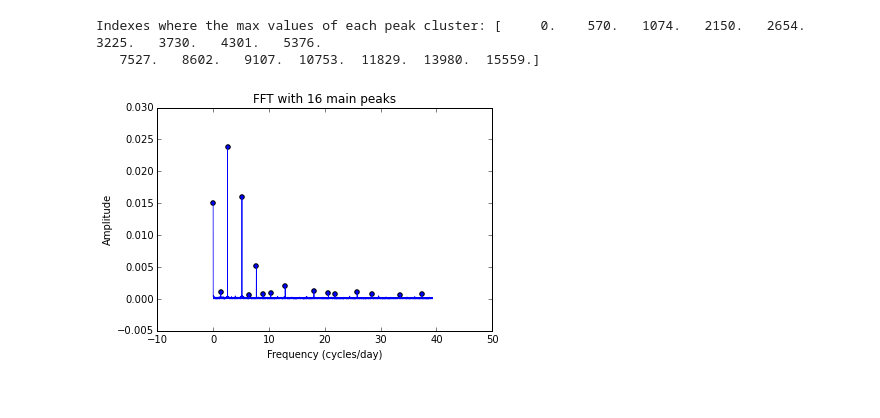
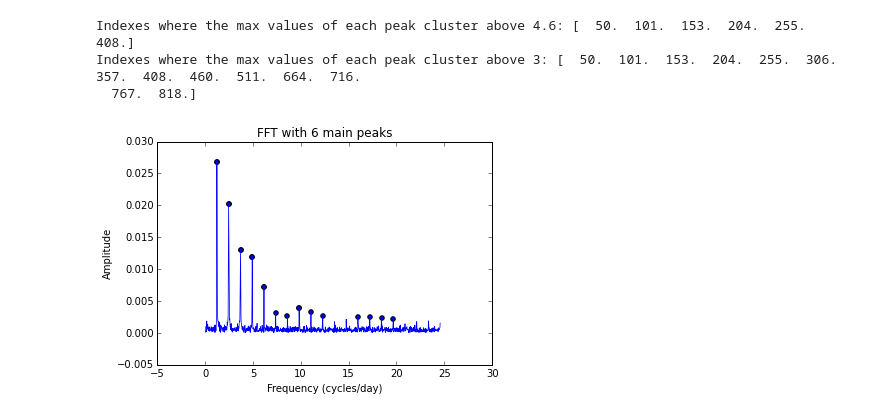
Before and after one commit to dianadianadiana/FFT, a Jupyter notebook: flux_function_transit.ipynb, the cells around one changed output. Drawn from its saved outputs; the diff is of its cells as text; code cells hidden in the pictures.

```diff
--- a/flux_function_transit.ipynb
+++ b/flux_function_transit.ipynb
@@ -109,7 +109,7 @@ Time Interval of collecting data: 0.5 hours
 ### Setting up a Time Array
 ### --- time scatter --- has gaps ---
 
-a, b = 0, 10000 #hours #a,b : min and max of time
+a, b = 0, 1000 #hours #a,b : min and max of time
 #N: number of data points
 N = np.round((b-a) / time_int) #float
 print("Number of data points: " + str(N))
@@ -352,0 +365,5 @@ while j < loops:
+# %%
+val_indexes = constraint_index_finder(4.6, freq,power) #
+val_indexes1 = constraint_index_finder(3,freq,power) #harmonics
+print(val_indexes)
+print(val_indexes1)
@@ -359,7 +382,7 @@ freq_fit = np.delete(freq, val_indexes)
 # is the t the time scale? or is it something else?
 # c = 2 (with exoplanets) or 4 (with the sun)
 
-poly = 4
+poly = 2
 func = freq_fit
 
 z = np.polyfit(freq_fit, power_fit, poly)
@@ -416,39 +439,49 @@ plt.show()
 # then i restarted temp_arr so that it could hold the values for a new cluster,
 # and thus, continuing the cycle until i found all the absolute maximas of each peak cluster
 
-max_indexes = np.empty(0)
-i = 0
-while i < len(val_indexes):
-    temp_arr = np.empty(0)
-    j = i+1
-    temp_arr = np.append(temp_arr, val_indexes[i])
-    while j < len(val_indexes) and (np.abs(val_indexes[j-1] - val_indexes[j]) <= .005*newN):
-        temp_arr = np.append(temp_arr, val_indexes[j])
-        j+=1
-    i=j
-    temp_arr = temp_arr.astype(int)
-    max_indexes = np.append(max_indexes, temp_arr[power[temp_arr].argmax()])
+def cluster(val_indexes, f, newN):
+    max_indexes = np.empty(0)
+    i = 0
+    while i < len(val_indexes):
+        temp_arr = np.empty(0)
+        j = i+1
+        temp_arr = np.append(temp_arr, val_indexes[i])
+        while j < len(val_indexes) and (np.abs(val_indexes[j-1] - val_indexes[j]) <= .005*newN):
+            temp_arr = np.append(temp_arr, val_indexes[j])
+            j+=1
+        i=j
+        temp_arr = temp_arr.astype(int)
+        max_indexes = np.append(max_indexes, temp_arr[f[temp_arr].argmax()])
 
-print("Indexes where the max values of each peak cluster: " + str(max_indexes))
+    return max_indexes
+max_indexes = cluster(val_indexes, power, newN)
+max_indexes1 = cluster(val_indexes1, power, newN)
+#max_indexes = max_indexes[1:] # ignore the one at index 0
+print("Indexes where the max values of each peak cluster above 4.6: " + str(max_indexes))
+print("Indexes where the max values of each peak cluster above 3: " + str(max_indexes1))
 # %% [output]
-Indexes where the max values of each peak cluster: [     0.    570.   1074.   2150.   2654.   3225.   3730.   4301.   5376.
-   7527.   8602.   9107.  10753.  11829.  13980.  15559.]
+Indexes where the max values of each peak cluster above 4.6: [  50.  101.  153.  204.  255.  408.]
+Indexes where the max values of each peak cluster above 3: [  50.  101.  153.  204.  255.  306.  357.  408.  460.  511.  664.  716.
+  767.  818.]
 # %%
 # now we want to delete the peak values that are not the absolute maxima within the cluster
 # and we just want to keep the absolute maxima
 
 delete_arr =  [i for i in val_indexes if (i not in max_indexes)]
 freq_delete = np.delete(freq, delete_arr)
 power_delete = np.delete(power, delete_arr)
 
 plt.plot(freq_delete*freq_fact*conv_hr_day, power_delete, 'b', linewidth = .75)
 
 max_indexes = max_indexes.astype(int)
+max_indexes1 = max_indexes1.astype(int)
 plt.scatter(freq[max_indexes]*freq_fact*conv_hr_day, power[max_indexes])
+plt.scatter(freq[max_indexes1]*freq_fact*conv_hr_day, power[max_indexes1])
 
 plt.title("FFT with " + str(len(max_indexes)) +" main peaks")
 plt.xlabel("Frequency (cycles/day)")
 plt.ylabel("Amplitude")
+#plt.xlim([0,10])
 plt.show()
 # %% [output]
-[figure, old version]
+[figure, new version]
```
Also changed, not shown: parts of 11 cells of this notebook.
